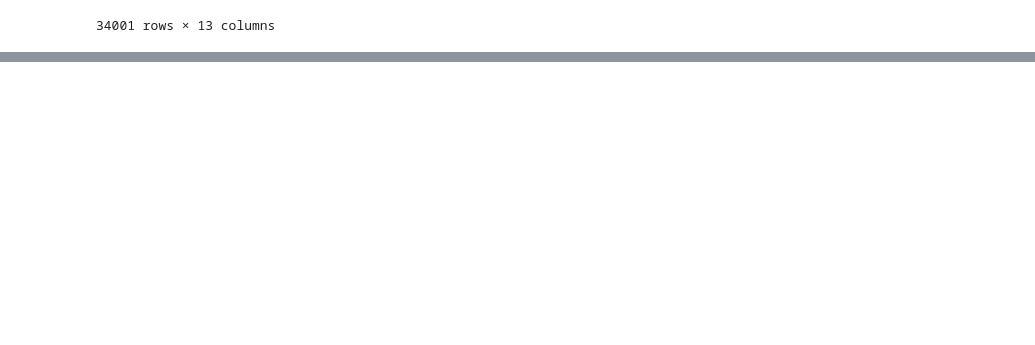
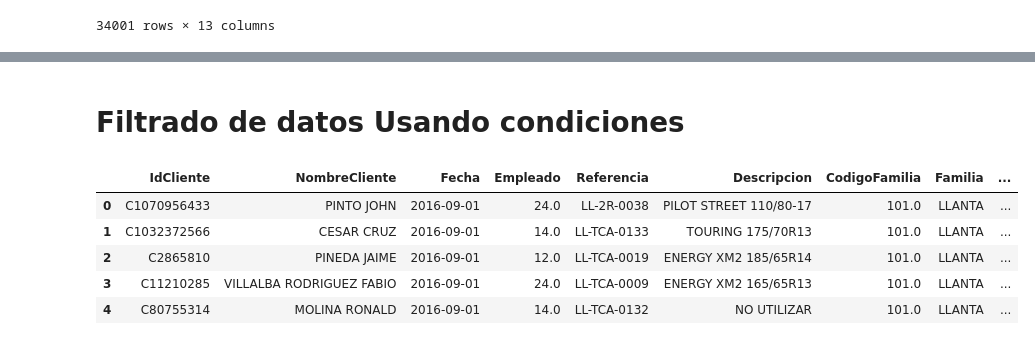
Before and after one commit to JuarezEmmanuel/Data-Science-Python, a Jupyter notebook: Pandas.ipynb, the cells around one changed output, grey strips where cells are left out. Saved outputs shown, nothing was run; the diff lists cells and outputs as text; code cells hidden in the pictures; blank space fills up the shorter version.

```diff
--- a/Pandas.ipynb
+++ b/Pandas.ipynb
@@ -254,0 +332,14 @@ df.loc[(df['Sede'] == 'Suba') | (df['Familia'] == 'LLANTA')]
+# %% [markdown]
+# Filtrado de datos Usando condiciones
+# %%
+# Filtrar las filas donde las ventas sean mayores a 100,000
+
+ventas_altas = df.loc[df['Ventas'] > 100000]
+ventas_altas.head()
+# %% [output]
+|  | IdCliente | NombreCliente | Fecha | Empleado | Referencia | Descripcion | CodigoFamilia | Familia | ... |
+| 0 | C1070956433 | PINTO JOHN | 2016-09-01 | 24.0 | LL-2R-0038 | PILOT STREET 110/80-17 | 101.0 | LLANTA | ... |
+| 1 | C1032372566 | CESAR CRUZ | 2016-09-01 | 14.0 | LL-TCA-0133 | TOURING 175/70R13 | 101.0 | LLANTA | ... |
+| 2 | C2865810 | PINEDA JAIME | 2016-09-01 | 12.0 | LL-TCA-0019 | ENERGY XM2 185/65R14 | 101.0 | LLANTA | ... |
+| 3 | C11210285 | VILLALBA RODRIGUEZ FABIO | 2016-09-01 | 24.0 | LL-TCA-0009 | ENERGY XM2 165/65R13 | 101.0 | LLANTA | ... |
+| 4 | C80755314 | MOLINA RONALD | 2016-09-01 | 14.0 | LL-TCA-0132 | NO UTILIZAR | 101.0 | LLANTA | ... |
```
Also changed, not shown: parts of 8 cells of this notebook.
